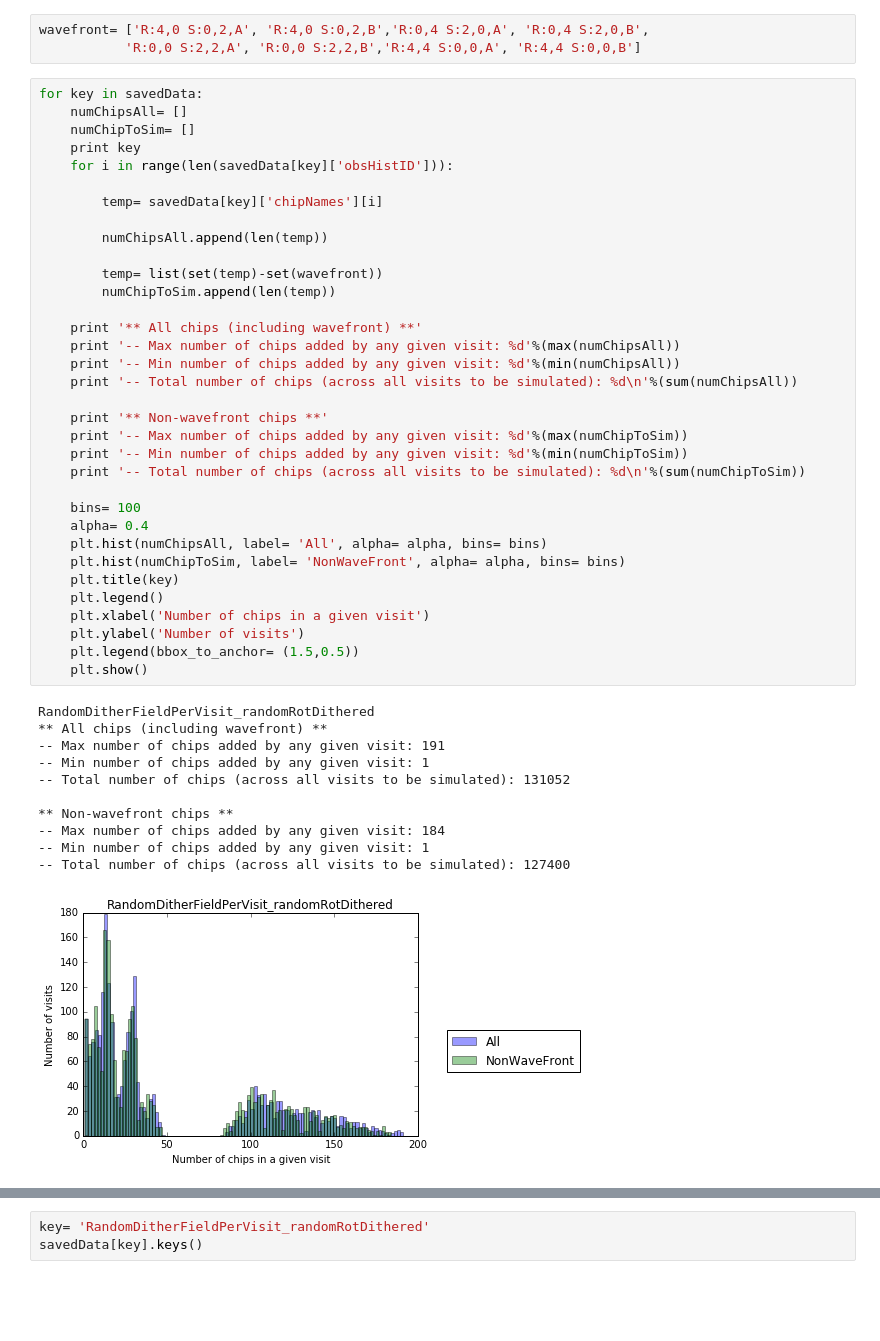
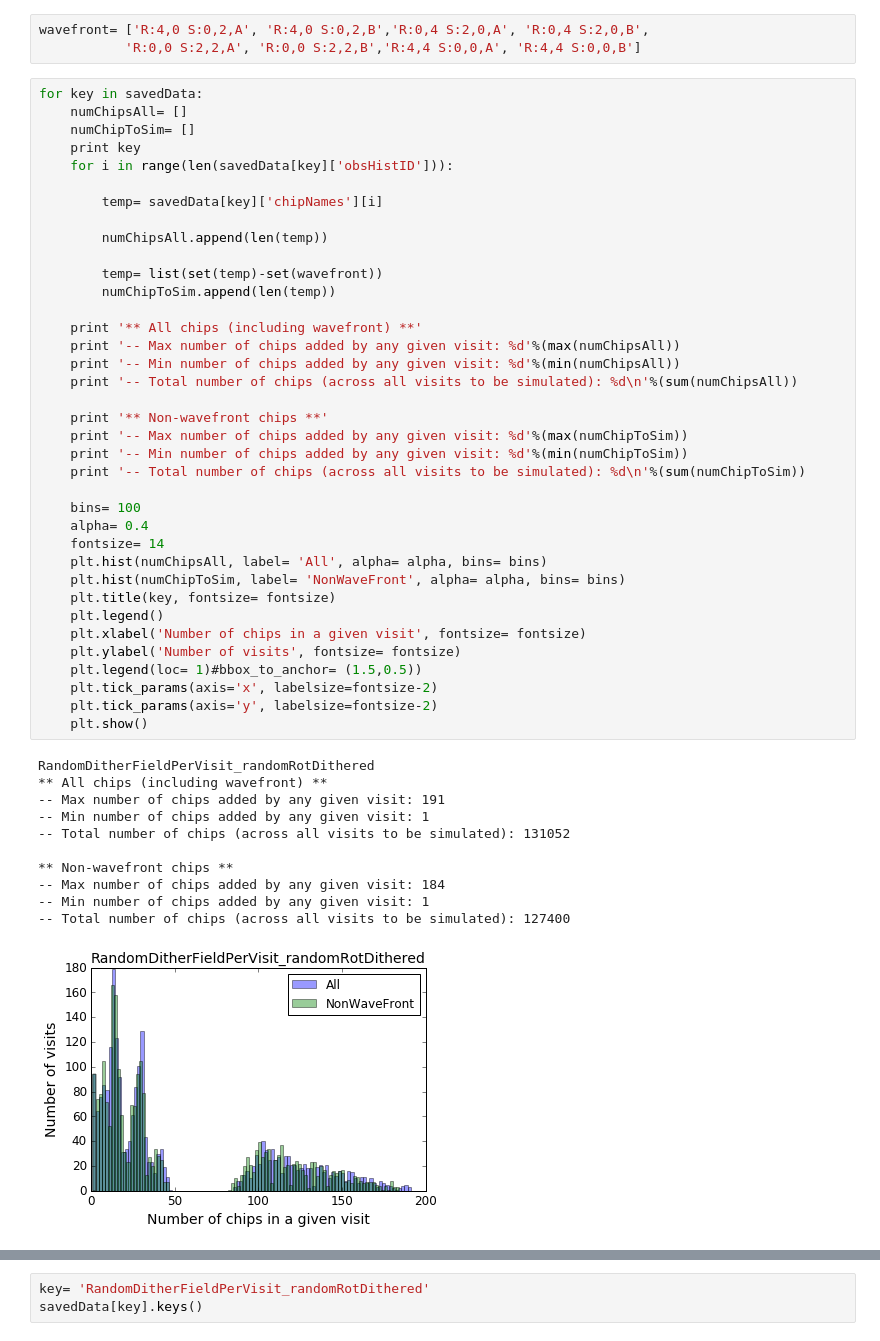
Before and after one commit to humnaawan/DC1-Regions, a Jupyter notebook: notebooks/Stats -- DC1 Chips Per Visit.ipynb, the cells around one changed output, grey strips where cells are left out. Drawn from its saved outputs; the diff is of its cells as text; blank space fills up the shorter version.

```diff
--- a/notebooks/Stats -- DC1 Chips Per Visit.ipynb
+++ b/notebooks/Stats -- DC1 Chips Per Visit.ipynb
@@ -44,38 +44,41 @@ for key in savedData:
         temp= list(set(temp)-set(wavefront))
         numChipToSim.append(len(temp))
 
     print '** All chips (including wavefront) **'
     print '-- Max number of chips added by any given visit: %d'%(max(numChipsAll))
     print '-- Min number of chips added by any given visit: %d'%(min(numChipsAll))
     print '-- Total number of chips (across all visits to be simulated): %d\n'%(sum(numChipsAll))
 
     print '** Non-wavefront chips **'
     print '-- Max number of chips added by any given visit: %d'%(max(numChipToSim))
     print '-- Min number of chips added by any given visit: %d'%(min(numChipToSim))
     print '-- Total number of chips (across all visits to be simulated): %d\n'%(sum(numChipToSim))
 
     bins= 100
     alpha= 0.4
+    fontsize= 14
     plt.hist(numChipsAll, label= 'All', alpha= alpha, bins= bins)
     plt.hist(numChipToSim, label= 'NonWaveFront', alpha= alpha, bins= bins)
-    plt.title(key)
+    plt.title(key, fontsize= fontsize)
     plt.legend()
-    plt.xlabel('Number of chips in a given visit')
-    plt.ylabel('Number of visits')
-    plt.legend(bbox_to_anchor= (1.5,0.5))
+    plt.xlabel('Number of chips in a given visit', fontsize= fontsize)
+    plt.ylabel('Number of visits', fontsize= fontsize)
+    plt.legend(loc= 1)#bbox_to_anchor= (1.5,0.5))
+    plt.tick_params(axis='x', labelsize=fontsize-2)
+    plt.tick_params(axis='y', labelsize=fontsize-2)
     plt.show()
 # %% [output]
 RandomDitherFieldPerVisit_randomRotDithered
 ** All chips (including wavefront) **
 -- Max number of chips added by any given visit: 191
 -- Min number of chips added by any given visit: 1
 -- Total number of chips (across all visits to be simulated): 131052
 
 ** Non-wavefront chips **
 -- Max number of chips added by any given visit: 184
 -- Min number of chips added by any given visit: 1
 -- Total number of chips (across all visits to be simulated): 127400
-[figure, old version]
+[figure, new version]
 NoDither
 ** All chips (including wavefront) **
 -- Max number of chips added by any given visit: 196
```
Also changed, not shown: parts of 5 cells of this notebook.
